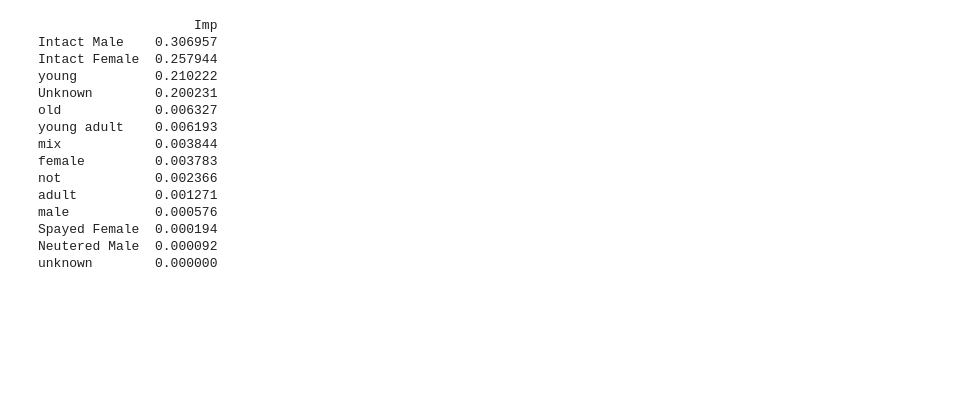
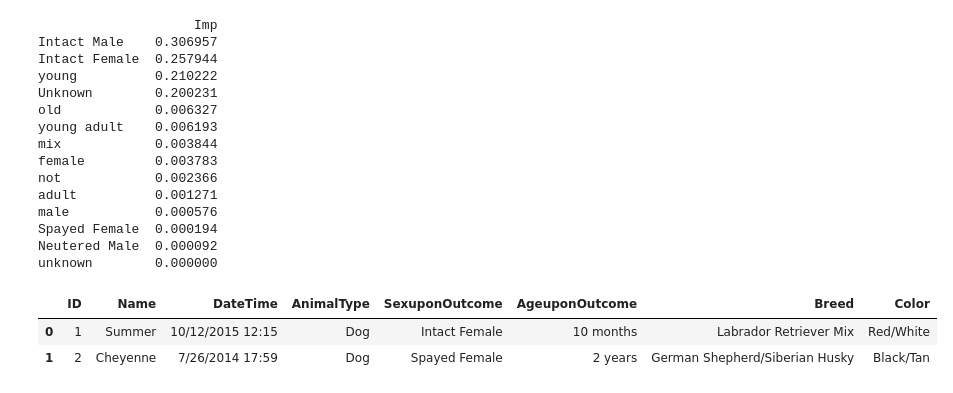
Before and after one commit to tsizzle/animal_shelter_kaggle, a Jupyter notebook: decision tree example.ipynb, the cells around one changed output. Drawn from its saved outputs; the diff is of its cells as text; code cells hidden in the pictures; blank space fills up the shorter version.

```diff
--- a/decision tree example.ipynb
+++ b/decision tree example.ipynb
@@ -326,0 +227,6 @@ def get_code(tree, feature_names, target_names,
+# %%
+df_test.head(2)
+# %% [output]
+|  | ID | Name | DateTime | AnimalType | SexuponOutcome | AgeuponOutcome | Breed | Color |
+| 0 | 1 | Summer | 10/12/2015 12:15 | Dog | Intact Female | 10 months | Labrador Retriever Mix | Red/White |
+| 1 | 2 | Cheyenne | 7/26/2014 17:59 | Dog | Spayed Female | 2 years | German Shepherd/Siberian Husky | Black/Tan |
```
Also changed, not shown: parts of 35 cells of this notebook.
